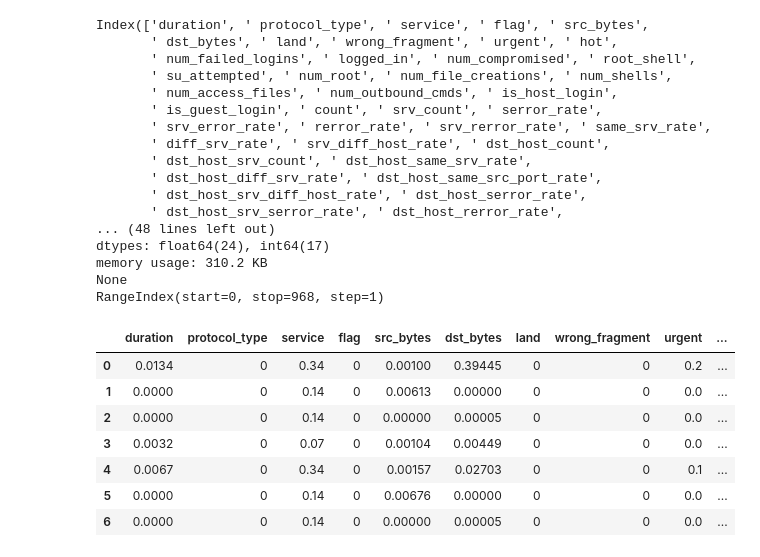
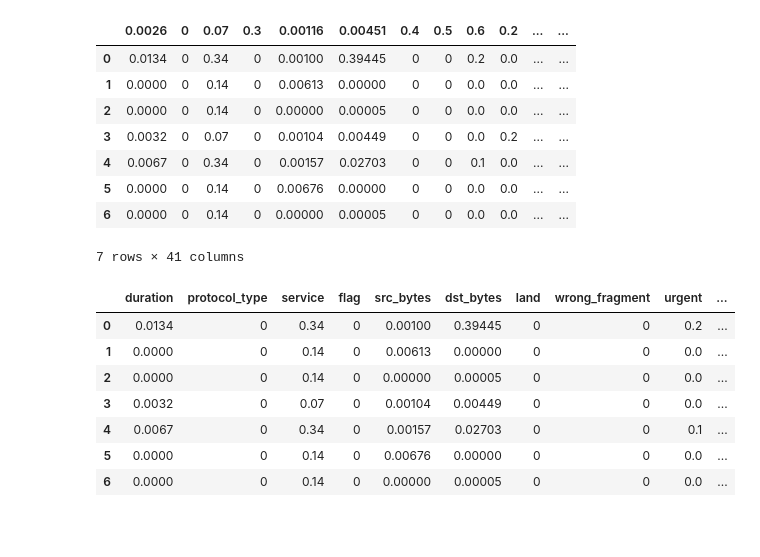
Before and after one commit to Samedy1/data_science_cadt_project_cyber_security, a Jupyter notebook: cyber_security.ipynb, the cells around one changed output. Cells and saved outputs as stored; diff of their text form; code cells hidden in the pictures; blank space fills up the shorter version.

```diff
--- a/cyber_security.ipynb
+++ b/cyber_security.ipynb
@@ -35,22 +88,5 @@ for file in csv_file_dct:
 # %%
-print(dfs['Data_of_Attack_Back.csv'].columns)
-print(dfs['Data_of_Attack_Back.csv'].info())
-print(dfs['Data_of_Attack_Back.csv'].index)
+# get some information
+# print(dfs['Data_of_Attack_Back.csv'].columns)
+# print(dfs['Data_of_Attack_Back.csv'].info())
+# print(dfs['Data_of_Attack_Back.csv'].index)
-# %% [output]
-Index(['duration', ' protocol_type', ' service', ' flag', ' src_bytes',
-       ' dst_bytes', ' land', ' wrong_fragment', ' urgent', ' hot',
-       ' num_failed_logins', ' logged_in', ' num_compromised', ' root_shell',
-       ' su_attempted', ' num_root', ' num_file_creations', ' num_shells',
-       ' num_access_files', ' num_outbound_cmds', ' is_host_login',
-       ' is_guest_login', ' count', ' srv_count', ' serror_rate',
-       ' srv_error_rate', ' rerror_rate', ' srv_rerror_rate', ' same_srv_rate',
-       ' diff_srv_rate', ' srv_diff_host_rate', ' dst_host_count',
-       ' dst_host_srv_count', ' dst_host_same_srv_rate',
-       ' dst_host_diff_srv_rate', ' dst_host_same_src_port_rate',
-       ' dst_host_srv_diff_host_rate', ' dst_host_serror_rate',
-       ' dst_host_srv_serror_rate', ' dst_host_rerror_rate',
-... (48 lines left out)
-dtypes: float64(24), int64(17)
-memory usage: 310.2 KB
-None
-RangeIndex(start=0, stop=968, step=1)
@@ -63 +93,13 @@ RangeIndex(start=0, stop=968, step=1)
+# %%
+display(dfs['Data_of_Attack_Back_FTPWrite.csv'])
+# %% [output]
+|  | 0.0026 | 0 | 0.07 | 0.3 | 0.00116 | 0.00451 | 0.4 | 0.5 | 0.6 | 0.2 | ... | ... |
+| 0 | 0.0134 | 0 | 0.34 | 0 | 0.00100 | 0.39445 | 0 | 0 | 0.2 | 0.0 | ... | ... |
+| 1 | 0.0000 | 0 | 0.14 | 0 | 0.00613 | 0.00000 | 0 | 0 | 0.0 | 0.0 | ... | ... |
+| 2 | 0.0000 | 0 | 0.14 | 0 | 0.00000 | 0.00005 | 0 | 0 | 0.0 | 0.0 | ... | ... |
+| 3 | 0.0032 | 0 | 0.07 | 0 | 0.00104 | 0.00449 | 0 | 0 | 0.0 | 0.2 | ... | ... |
+| 4 | 0.0067 | 0 | 0.34 | 0 | 0.00157 | 0.02703 | 0 | 0 | 0.1 | 0.0 | ... | ... |
+| 5 | 0.0000 | 0 | 0.14 | 0 | 0.00676 | 0.00000 | 0 | 0 | 0.0 | 0.0 | ... | ... |
+| 6 | 0.0000 | 0 | 0.14 | 0 | 0.00000 | 0.00005 | 0 | 0 | 0.0 | 0.0 | ... | ... |
+7 rows × 41 columns
 # %%
```
Also changed, not shown: parts of 11 cells of this notebook.
